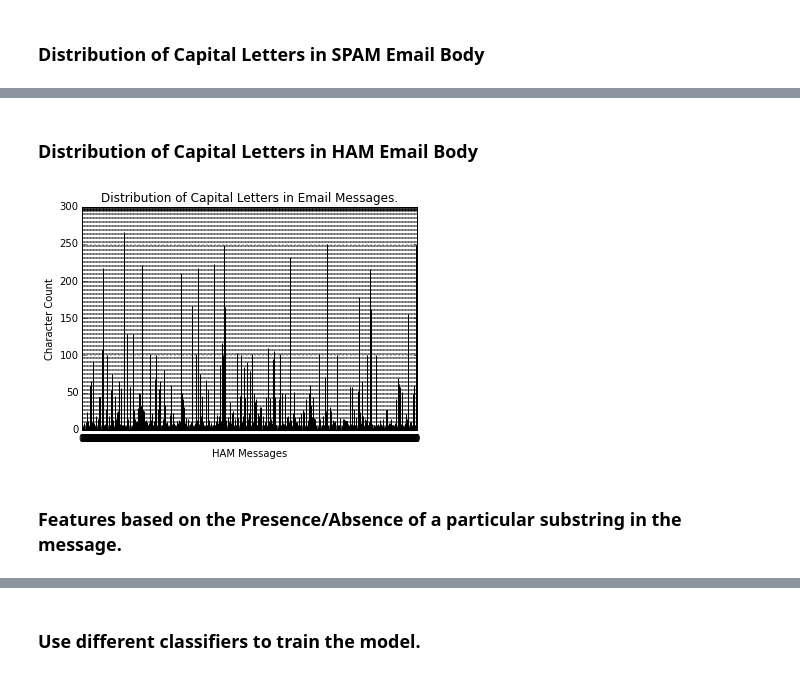
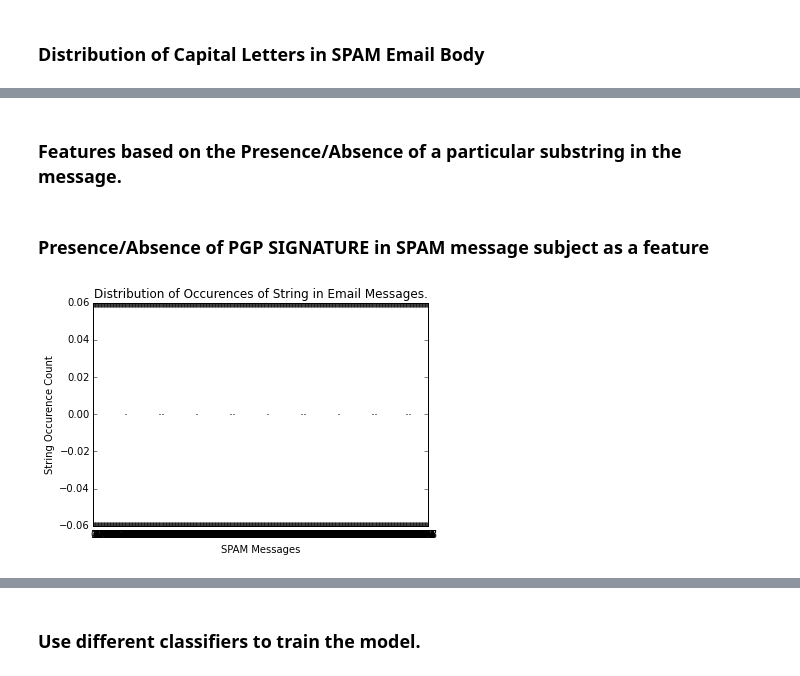
Before and after one commit to nehgu/Anomaly-Detection, a Jupyter notebook: Challenges/Spam Filtering Challenge 4/Spam_Filtering_Challenge_4.ipynb, the cells around one changed output, grey strips where cells are left out. Saved outputs shown, nothing was run; the diff lists cells and outputs as text; code cells hidden in the pictures.

```diff
--- a/Challenges/Spam Filtering Challenge 4/Spam_Filtering_Challenge_4.ipynb
+++ b/Challenges/Spam Filtering Challenge 4/Spam_Filtering_Challenge_4.ipynb
@@ -529,11 +538,2 @@ PlotCapitalCharCountInMsg(XTrainMsg, YTrain, label, minLetteredWord)
-# %% [markdown]
-### Distribution of Capital Letters in HAM Email Body
-# %%
-label = 0
-minLetteredWord = 3
-XTrainMsg = trainEmailBody
-PlotCapitalCharCountInMsg(XTrainMsg, YTrain, label, minLetteredWord)
-# %% [output]
-[figure, removed]
 # %% [markdown]
 ### Features based on the Presence/Absence of a particular substring in the message.
@@ -555,0 +553,40 @@ def ChkPresenceOfStringFeat(XMessages, strXContainsList):
+# %%
+import numpy as np
+import matplotlib.pyplot as plt
+%matplotlib inline
+
+def PlotStrOccurenceCountInMsg(XMessages, YTrain, label, strSpamWordsList):
+
+    trainMsgLabel, YTrainLabel = GetSpamHamMsgIdx(label, XMessages, YTrain)
+
+    XSignFeature = ChkPresenceOfStringFeat(trainMsgLabel, strSpamWordsList)
+    pos = np.arange(len(XSignFeature))
+    width = 0.05     # gives histogram aspect to the bar diagram
+
+    ax = plt.axes()
+    ax.set_xticks(pos + (width / 2))
+    xTicksLbl = range(0, len(YTrainLabel))
+    ax.set_xticklabels(xTicksLbl)
+
+    xlabelMsg = ''
+    if label == 1:
+        xlabelMsg = 'HAM Messages'
+    elif label == 0:
+        xlabelMsg = 'SPAM Messages'
+
+    plt.xlabel(xlabelMsg)
+    plt.ylabel('String Occurence Count')
+    plt.title('Distribution of Occurences of String in Email Messages.')
+#     plt.grid(True)
+
+    plt.bar(pos, XSignFeature, width, color='b')
+    plt.show()
+# %% [markdown]
+### Presence/Absence of PGP SIGNATURE in SPAM message subject as a feature
+# %%
+label = 0
+XTrainMsg = trainSubjects
+strSpamWordsList = ["pgp"]
+PlotStrOccurenceCountInMsg(XTrainMsg, YTrain, label, strSpamWordsList)
+# %% [output]
+[figure, added]
```
Also changed, not shown: parts of 57 cells of this notebook, 1 other file.
